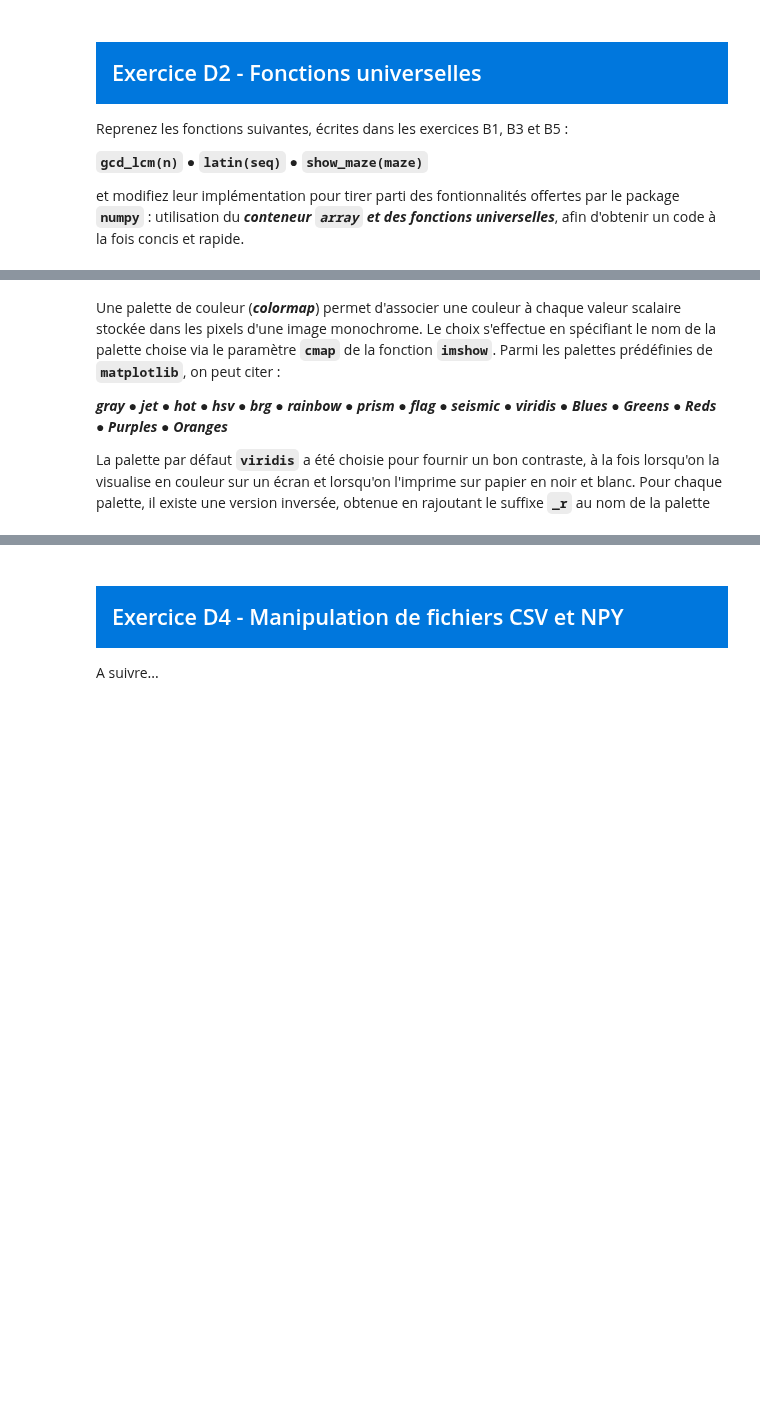
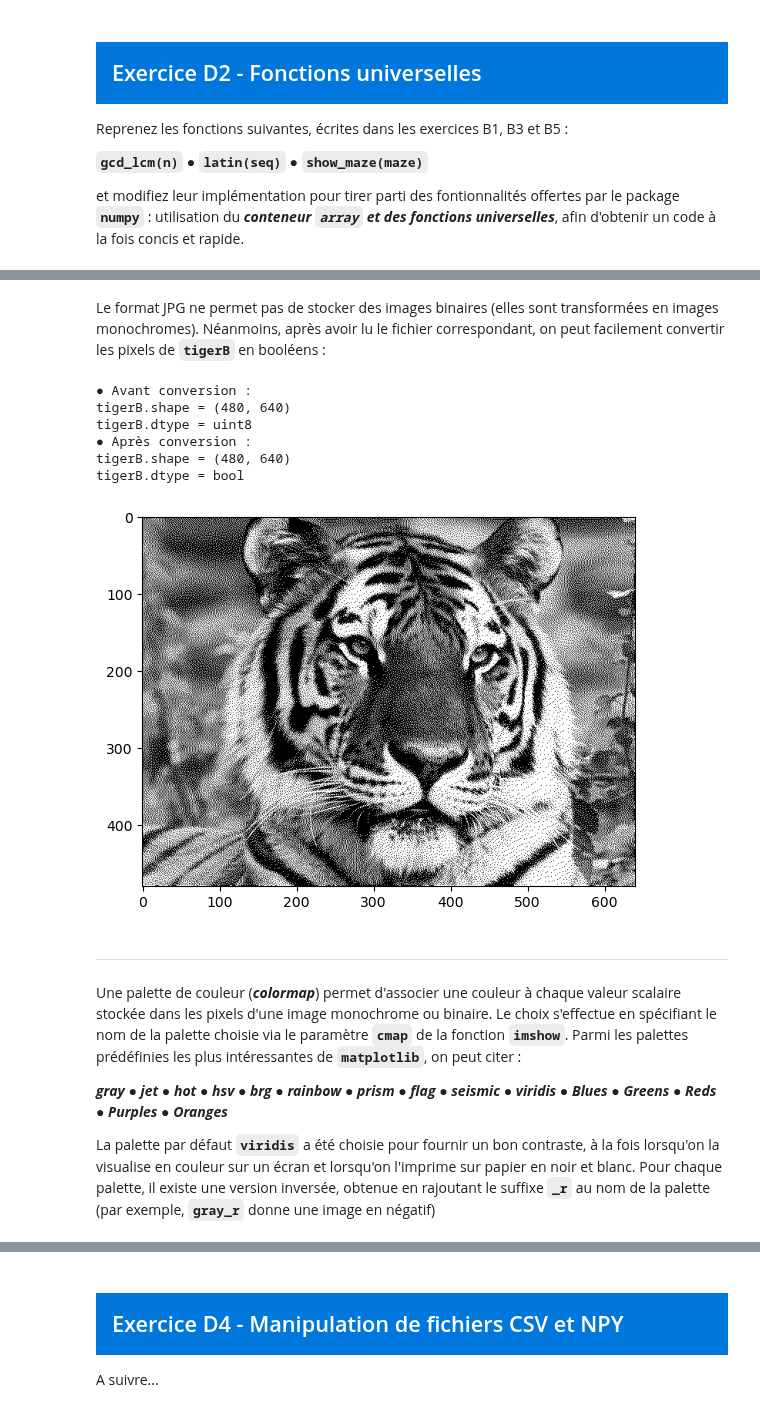
Before and after one commit to mas-outinfo/outinfo, a Jupyter notebook: D-Numpy.ipynb, the cells around one changed output, grey strips where cells are left out. Saved outputs shown, nothing was run; the diff lists cells and outputs as text; code cells hidden in the pictures; blank space fills up the shorter version.

```diff
--- a/D-Numpy.ipynb
+++ b/D-Numpy.ipynb
@@ -239,8 +256,27 @@ show("tigerG.shape; tigerG.dtype") # image monochrome = matrice 2D d'entiers : 4
+# %% [markdown]
+Le format JPG ne permet pas de stocker des images binaires (elles sont transformées en images monochromes). Néanmoins, après avoir lu le fichier correspondant, on peut facilement convertir les pixels de **`tigerB`** en booléens :
+# %%
+tigerB = imread('IMG/tigerB.jpg') # lecture de l'image binaire sur disque et conversion en 'array'
+print('● Avant conversion :')
+show("tigerB.shape; tigerB.dtype") # on a une matrice 2D de type 'uint8' (= fausse image binaire)
+tigerB = tigerB > 127 # on convertit 'tigerB' en matrice de booléens (= vraie image binaire)
+print('● Après conversion :')
+show("tigerB.shape; tigerB.dtype") # image binaire = matrice 2D (480 x 640) de type 'bool'
+imshow(tigerB, cmap='gray'); # pour la visu, on utilise la même palette 'gray' que précédemment
+# %% [output]
+● Avant conversion :
+tigerB.shape = (480, 640)
+tigerB.dtype = uint8
+● Après conversion :
+tigerB.shape = (480, 640)
+tigerB.dtype = bool
+[figure, added]
 # %% [markdown]
-Une palette de couleur (***colormap***) permet d'associer une couleur à chaque valeur scalaire stockée dans les pixels d'une image monochrome. Le choix s'effectue en spécifiant le nom de la palette choise via le paramètre **`cmap`** de la fonction **`imshow`**. Parmi les palettes prédéfinies de **`matplotlib`**, on peut citer :
+---
+Une palette de couleur (***colormap***) permet d'associer une couleur à chaque valeur scalaire stockée dans les pixels d'une image monochrome ou binaire. Le choix s'effectue en spécifiant le nom de la palette choisie via le paramètre **`cmap`** de la fonction **`imshow`**. Parmi les palettes prédéfinies les plus intéressantes de **`matplotlib`**, on peut citer :
 
 ***gray ● jet ● hot ● hsv ● brg ● rainbow ● prism ● flag ● seismic ● viridis ● Blues ● Greens ● Reds ● Purples ● Oranges***
 
-La palette par défaut **`viridis`** a été choisie pour fournir un bon contraste, à la fois lorsqu'on la visualise en couleur sur un écran et lorsqu'on l'imprime sur papier en noir et blanc. Pour chaque palette, il existe une version inversée, obtenue en rajoutant le suffixe **`_r`** au nom de la palette
+La palette par défaut **`viridis`** a été choisie pour fournir un bon contraste, à la fois lorsqu'on la visualise en couleur sur un écran et lorsqu'on l'imprime sur papier en noir et blanc. Pour chaque palette, il existe une version inversée, obtenue en rajoutant le suffixe **`_r`** au nom de la palette (par exemple, **`gray_r`** donne une image en négatif)
 # %%
 # tester l'affichage de l'image 'tigerG.jpg' avec différentes palettes et palettes inversées
```
Also changed, not shown: parts of 34 cells of this notebook, 2 other files.
